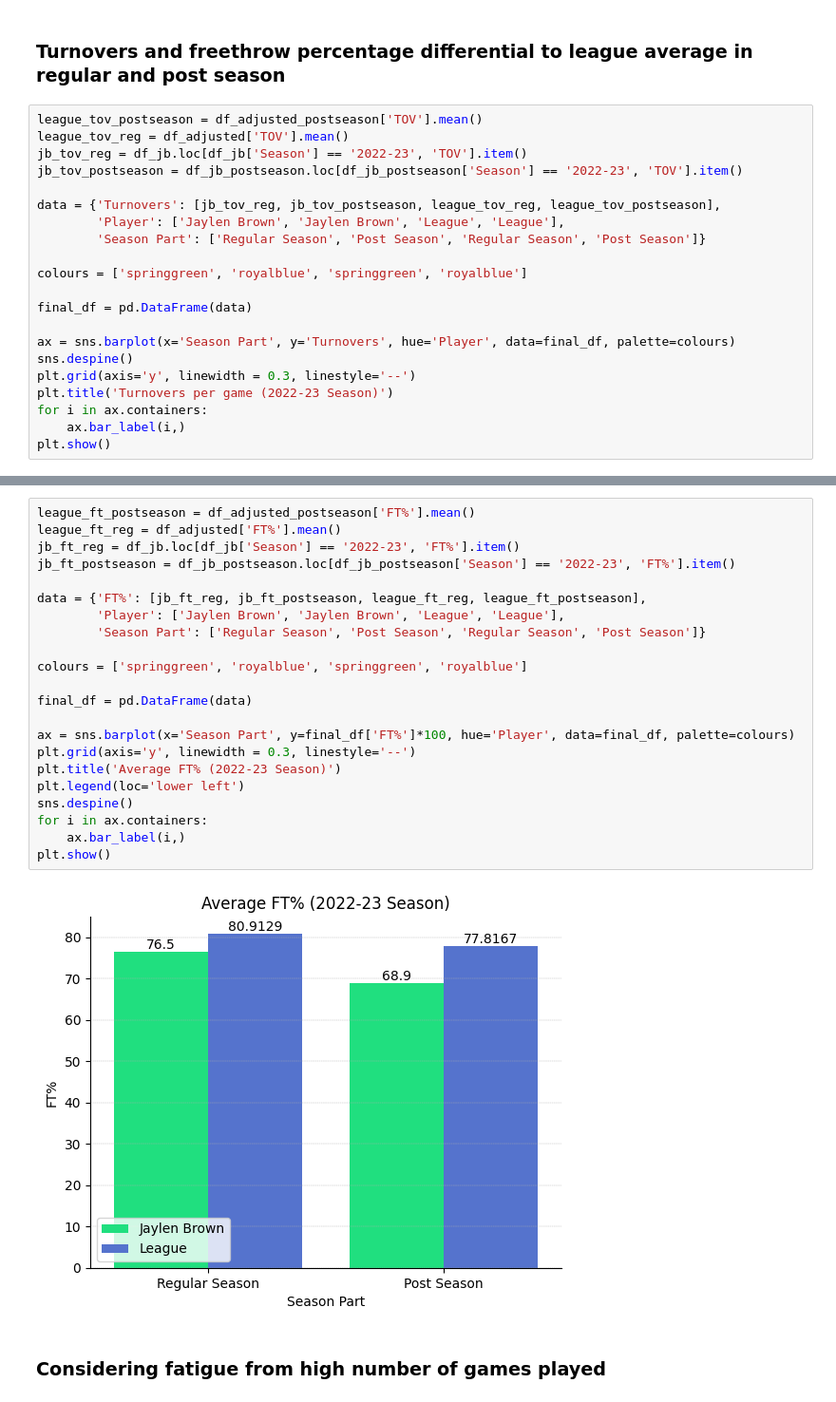
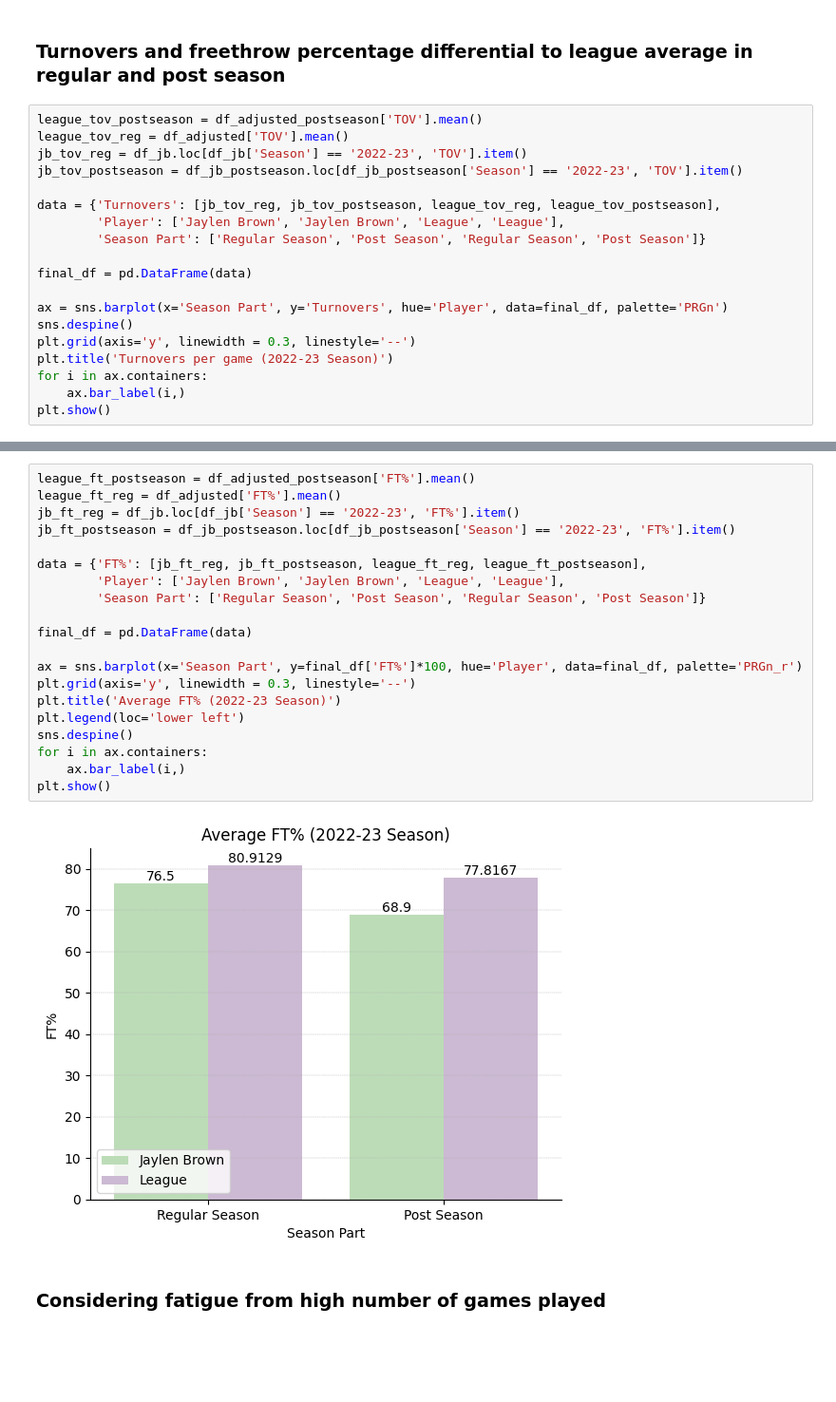
Before and after one commit to namhyk/jb-analysis, a Jupyter notebook: jaylen_brown.ipynb, the cells around one changed output, grey strips where cells are left out. Shown: that part at 95% size. Saved outputs shown, nothing was run; the diff lists cells and outputs as text; blank space fills up the shorter version.

```diff
--- a/jaylen_brown.ipynb
+++ b/jaylen_brown.ipynb
@@ -225,11 +221,9 @@ data = {'Turnovers': [jb_tov_reg, jb_tov_postseason, league_tov_reg, league_tov_
         'Player': ['Jaylen Brown', 'Jaylen Brown', 'League', 'League'],
         'Season Part': ['Regular Season', 'Post Season', 'Regular Season', 'Post Season']}
 
-colours = ['springgreen', 'royalblue', 'springgreen', 'royalblue']
-
 final_df = pd.DataFrame(data)
 
-ax = sns.barplot(x='Season Part', y='Turnovers', hue='Player', data=final_df, palette=colours)
+ax = sns.barplot(x='Season Part', y='Turnovers', hue='Player', data=final_df, palette='PRGn')
 sns.despine()
 plt.grid(axis='y', linewidth = 0.3, linestyle='--')
 plt.title('Turnovers per game (2022-23 Season)')
@@ -241,27 +235,25 @@ plt.show()
 # %%
 league_ft_postseason = df_adjusted_postseason['FT%'].mean()
 league_ft_reg = df_adjusted['FT%'].mean()
 jb_ft_reg = df_jb.loc[df_jb['Season'] == '2022-23', 'FT%'].item()
 jb_ft_postseason = df_jb_postseason.loc[df_jb_postseason['Season'] == '2022-23', 'FT%'].item()
 
 data = {'FT%': [jb_ft_reg, jb_ft_postseason, league_ft_reg, league_ft_postseason],
         'Player': ['Jaylen Brown', 'Jaylen Brown', 'League', 'League'],
         'Season Part': ['Regular Season', 'Post Season', 'Regular Season', 'Post Season']}
 
-colours = ['springgreen', 'royalblue', 'springgreen', 'royalblue']
-
 final_df = pd.DataFrame(data)
 
-ax = sns.barplot(x='Season Part', y=final_df['FT%']*100, hue='Player', data=final_df, palette=colours)
+ax = sns.barplot(x='Season Part', y=final_df['FT%']*100, hue='Player', data=final_df, palette='PRGn_r')
 plt.grid(axis='y', linewidth = 0.3, linestyle='--')
 plt.title('Average FT% (2022-23 Season)')
 plt.legend(loc='lower left')
 sns.despine()
 for i in ax.containers:
     ax.bar_label(i,)
 plt.show()
 # %% [output]
-[figure, old version]
+[figure, new version]
 # %% [markdown]
 ### Considering fatigue from high number of games played
 # %%
```
Also changed, not shown: parts of 9 cells of this notebook.
